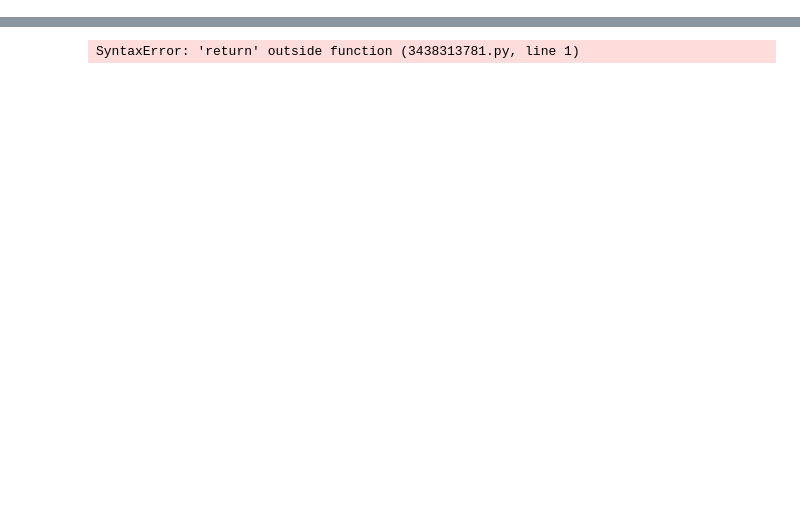
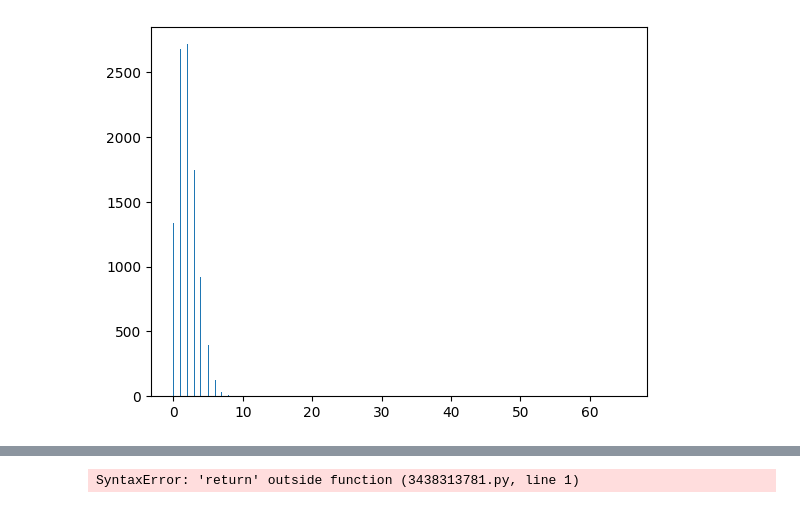
Before and after one commit to ArneVerheyden/CLIM-DL, a Jupyter notebook: model_test.ipynb, the cells around one changed output, grey strips where cells are left out. Saved outputs shown, nothing was run; the diff lists cells and outputs as text; code cells hidden in the pictures; blank space fills up the shorter version.

```diff
--- a/model_test.ipynb
+++ b/model_test.ipynb
@@ -190,0 +180,15 @@ Mean: 130
+# %%
+from data_utils.ccd_noise import simulate_ccd_noise
+
+
+mean = 1 + random.random() * 2
+hot_multiplier = int(1 + random.random() * 40)
+video = np.random.poisson(2, size=10_000)
+
+filter = np.random.rand(10_000) < 0.004
+video[filter] = np.random.poisson(mean * hot_multiplier, size=len(video[filter]))
+
+plt.hist(video.flatten(), bins=500)
+plt.show()
+# %% [output]
+[figure, added]
```
Also changed, not shown: parts of 9 cells of this notebook, 3 other files.
